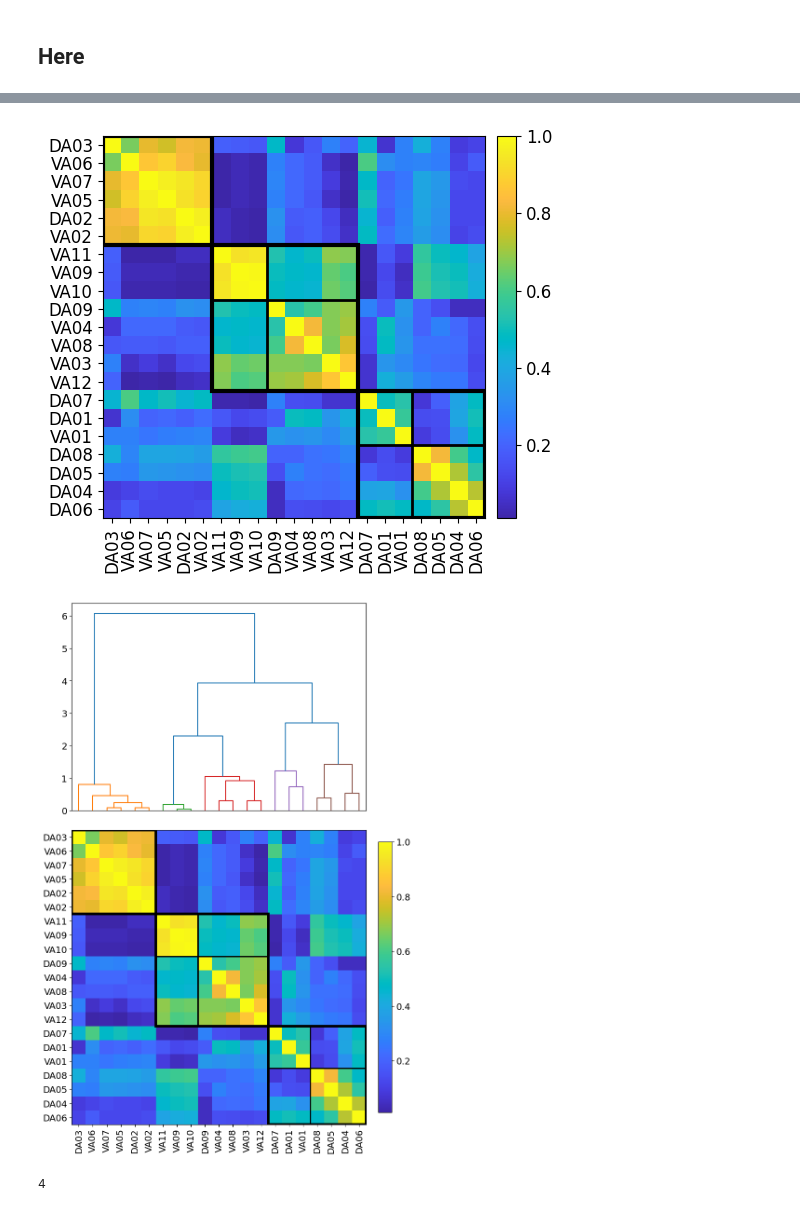
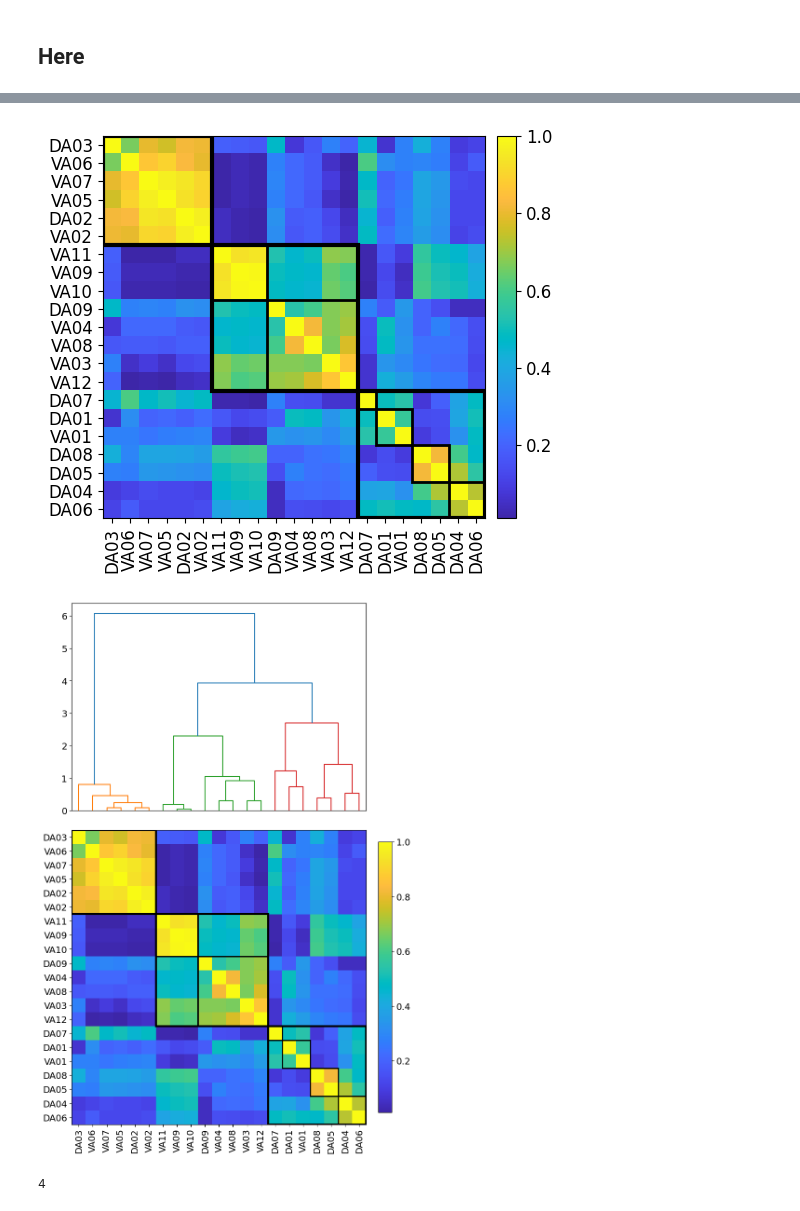
Before and after one commit to ialireza13/c_elegans_neural_network, a Jupyter notebook: handson.ipynb, the cells around one changed output, grey strips where cells are left out. Drawn from its saved outputs; the diff is of its cells as text; code cells hidden in the pictures.

```diff
--- a/handson.ipynb
+++ b/handson.ipynb
@@ -21,11 +20,7 @@ The autoreload extension is already loaded. To reload it, use:
 # %%
-input_file = 'dataset/old'
+input_file = 'dataset/worms'
 
 
 worm_dicts = read_input_mat_file(input_file, remove_trend=True, smooth_spikes=True, mean_zero=True, meanmax_thresh=None)
-# worm_dicts[0]['annot'][480:595] = 1
-# worm_dicts[0]['annot'][1600:] = 1
-# worm_dicts[1]['annot'][875:] = 1
-# worm_dicts[3]['annot'][:500] = 1
 
 averaged_results = calculate_metrics(worm_dicts, use_annotations = True, return_average = True)
@@ -567,8 +530,10 @@ squares = [
     [0, 5, 2],
     [6, 8, 2],
     [9, 13, 2],
-    [14, 16, 2],
-    [17, 20, 2],
+    [14, 14, 2],
+    [15, 16, 2],
+    [17, 18, 2],
+    [19, 20, 2],
 ]
 
 for start, end, thickness in squares:
@@ -587,7 +552,7 @@ for start, end, thickness in squares:
 plt.tight_layout()
 plt.savefig('plots/cooccurrence.svg')
 # %% [output]
-[figure, old version]
+[figure, new version]
 # %%
 import matplotlib.pyplot as plt
 import numpy as np
@@ -607,7 +572,7 @@ fig, axes = plt.subplots(
 )
 
 # Step 3: Plot the Dendrogram on the first subplot
-dendro = dendrogram(linkage_matrix, labels=all_neurons, color_threshold=1.5, ax=axes[0])
+dendro = dendrogram(linkage_matrix, labels=all_neurons, color_threshold=3, ax=axes[0])
 # axes[0].set_ylabel("Distance")
 axes[0].tick_params(axis='x', which='both', bottom=False, top=False, labelbottom=False)
 
@@ -621,39 +586,41 @@ axes[1].set_xticks(range(len(new_node_order)))
 axes[1].set_xticklabels(new_node_order, rotation=90)
 axes[1].set_yticks(range(len(new_node_order)))
 axes[1].set_yticklabels(new_node_order)
 
 # Add color bar to the right
 cbar = plt.colorbar(im, ax=axes[1], fraction=0.046, pad=0.04)
 
 # Step 5: Add bounding boxes to highlight groups
 squares = [
-    [0, 5, 4],
-    [6, 13, 4],
-    [14, 20, 4],
+    [0, 5, 3],
+    [6, 13, 3],
+    [14, 20, 3],
 
     [0, 5, 2],
     [6, 8, 2],
     [9, 13, 2],
-    [14, 16, 2],
-    [17, 20, 2],
+    [14, 14, 2],
+    [15, 16, 2],
+    [17, 18, 2],
+    [19, 20, 2],
 ]
 
 ax = axes[1]  # Use the second axis (heatmap)
 for start, end, thickness in squares:
     rect = patches.Rectangle(
         (start - 0.5, start - 0.5),  # Rectangle starts slightly offset to align with pixels
         end - start + 1,             # Width
         end - start + 1,             # Height
         linewidth=thickness,         # Line thickness
         edgecolor='black',           # Line color
         facecolor='none'             # Transparent fill
     )
     ax.add_patch(rect)
 
 # Final adjustments
 fig.savefig('plots/FG.svg')
 # %% [output]
-[figure, old version]
+[figure, new version]
 # %%
 def remove_duplicates(nested_list):
     seen = set()
```
Also changed, not shown: parts of 23 cells of this notebook.
